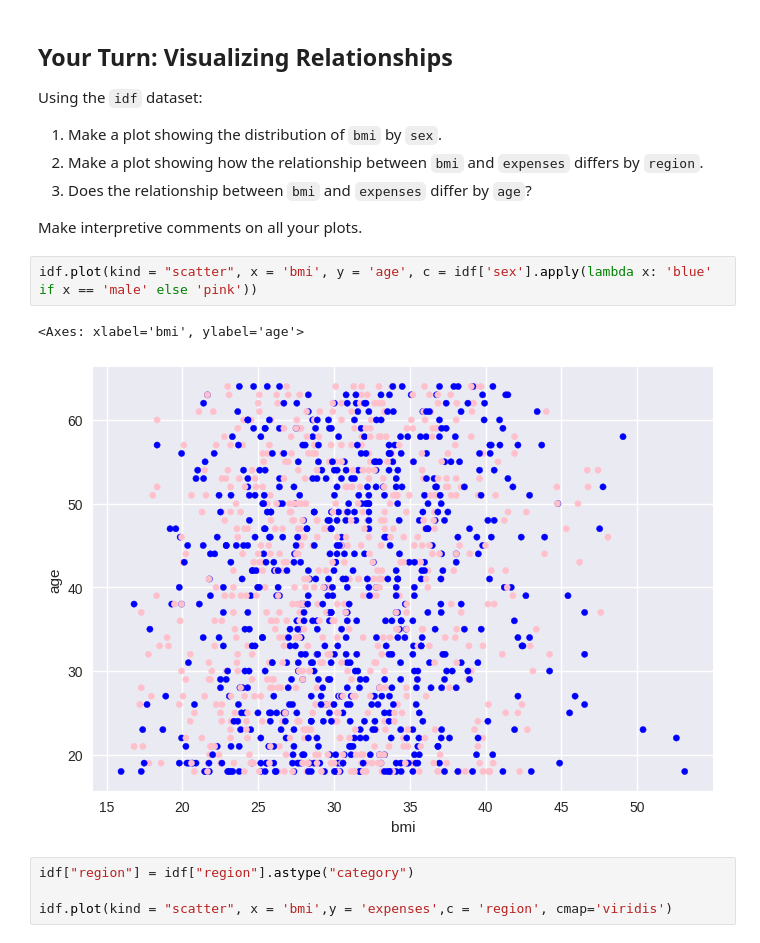
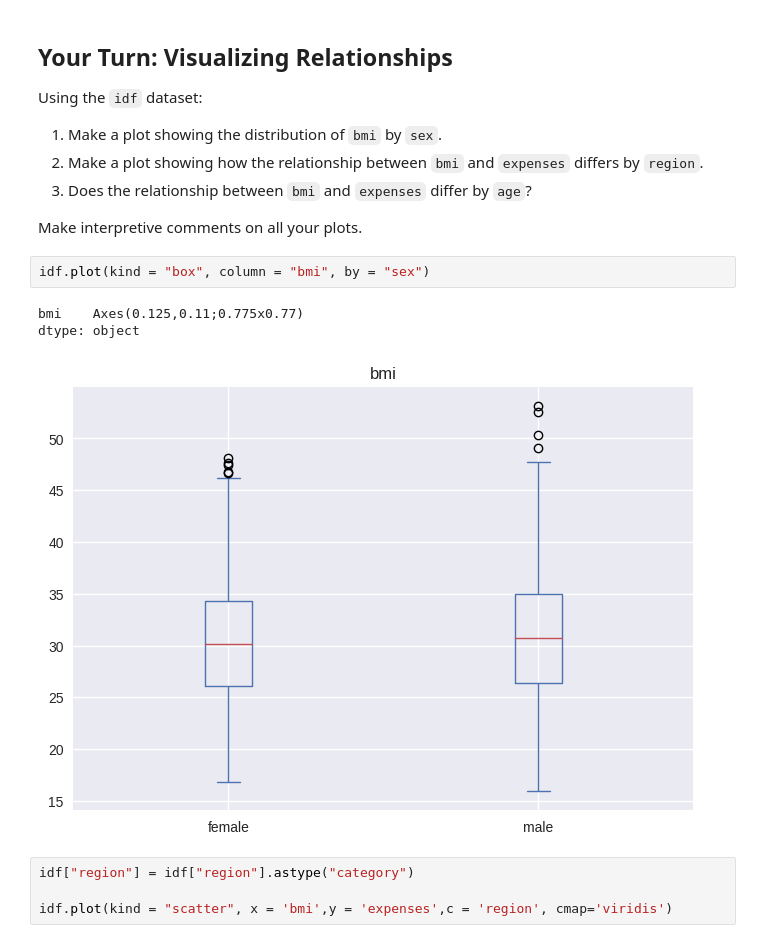
Before and after one commit to jessiepedi/IS_4487_Tokyo, a Jupyter notebook: Lab_1_JessiePerezDiaz.ipynb, the cells around one changed output. Drawn from its saved outputs; the diff is of its cells as text.

```diff
--- a/Lab_1_JessiePerezDiaz.ipynb
+++ b/Lab_1_JessiePerezDiaz.ipynb
@@ -384,11 +384,12 @@ Using the `idf` dataset:
 3. Does the relationship between `bmi` and `expenses` differ by `age`?
 
 Make interpretive comments on all your plots.
-# %%
-idf.plot(kind = "scatter", x = 'bmi', y = 'age', c = idf['sex'].apply(lambda x: 'blue' if x == 'male' else 'pink'))
-# %% [output]
-<Axes: xlabel='bmi', ylabel='age'>
-[figure, removed]
+# %%
+idf.plot(kind = "box", column = "bmi", by = "sex")
+# %% [output]
+bmi    Axes(0.125,0.11;0.775x0.77)
+dtype: object
+[figure, added]
 # %%
 idf["region"] = idf["region"].astype("category")
 
```
